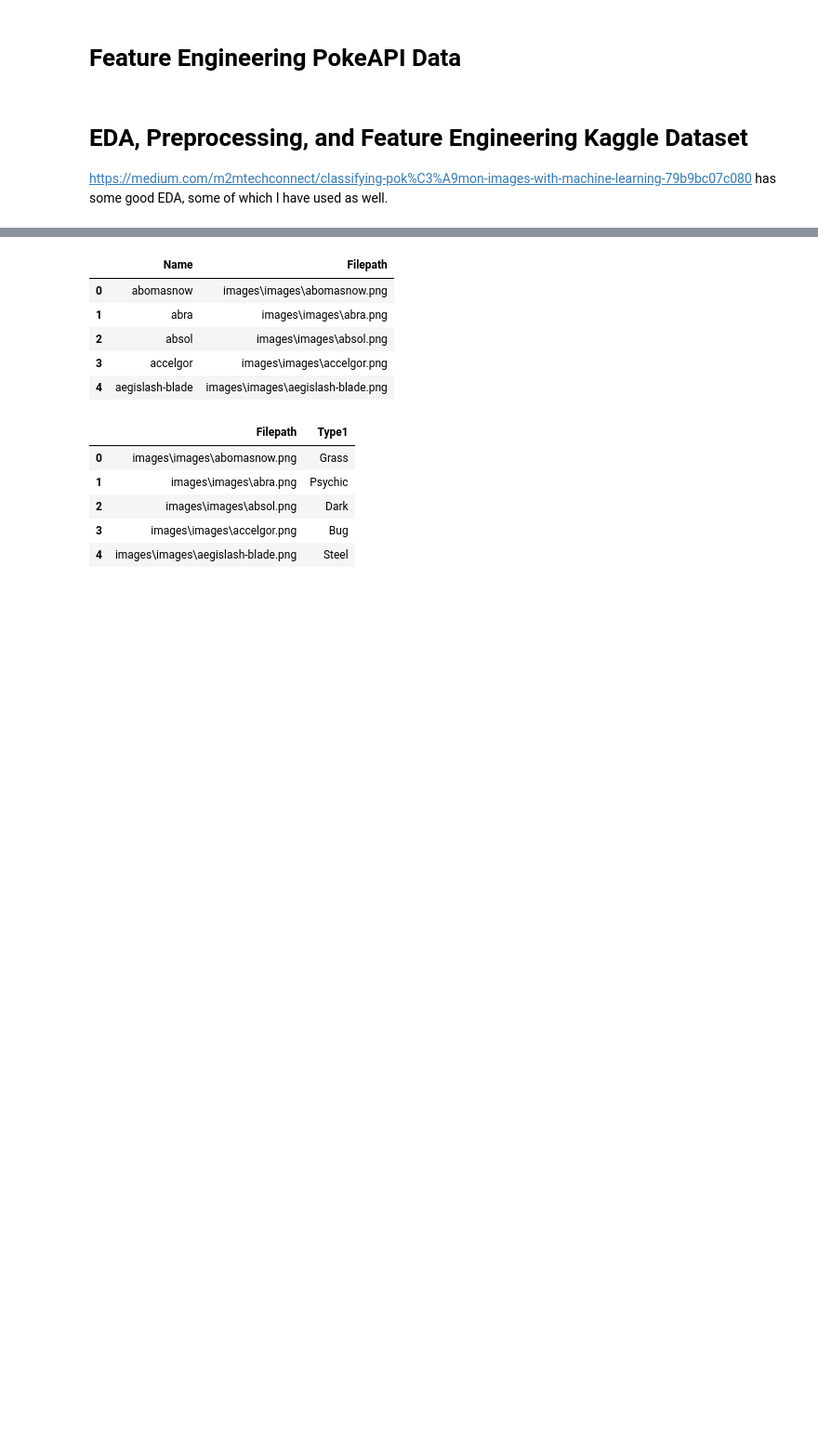
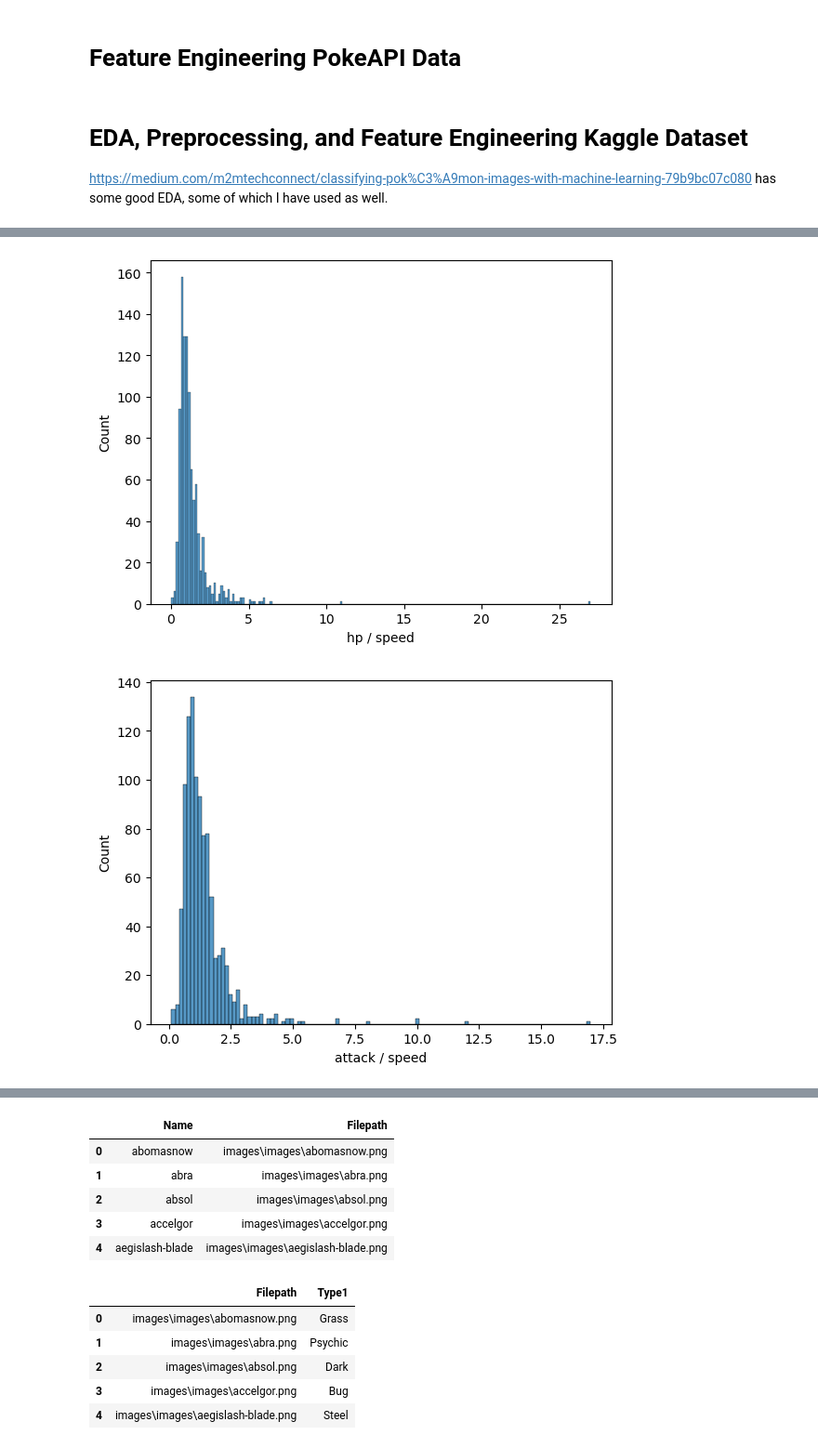
Before and after one commit to mokuda2/486mlproject, a Jupyter notebook: Pokemon Type Classification.ipynb, the cells around one changed output, grey strips where cells are left out. Shown: that part at 93% size. Drawn from its saved outputs; the diff is of its cells as text; code cells hidden in the pictures; blank space fills up the shorter version.

```diff
--- a/Pokemon Type Classification.ipynb
+++ b/Pokemon Type Classification.ipynb
@@ -118,0 +149,19 @@ https://medium.com/m2mtechconnect/classifying-pok%C3%A9mon-images-with-machine-l
+# %%
+# histograms of distributions for ratios of base stats
+sns.histplot(x='hp / speed', data=pokemon_df_ratios)
+plt.show()
+
+sns.histplot(x='attack / speed', data=pokemon_df_ratios)
+plt.show()
+
+sns.histplot(x='defense / speed', data=pokemon_df_ratios)
+plt.show()
+
+sns.histplot(x='special attack / speed', data=pokemon_df_ratios)
+plt.show()
+
+sns.histplot(x='special defense / speed', data=pokemon_df_ratios)
+plt.show()
+# %% [output]
+[figure, added]
+[figure, added]
```
Also changed, not shown: parts of 66 cells of this notebook, 3 other files.
